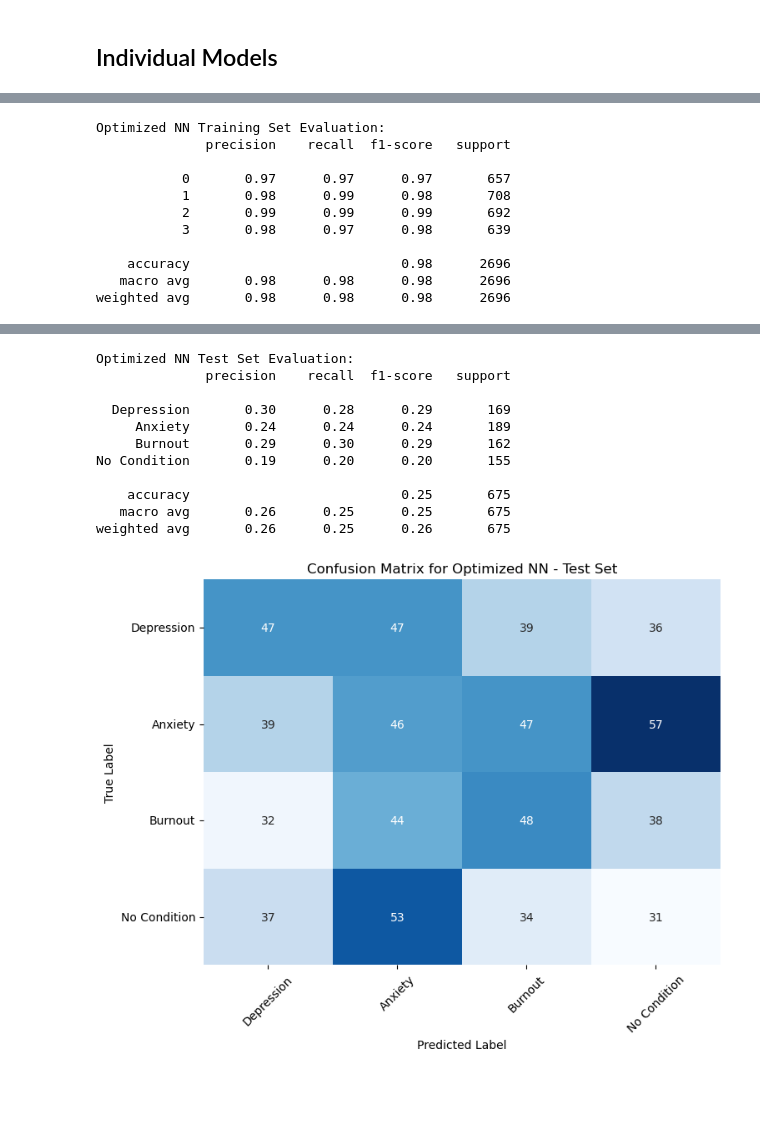
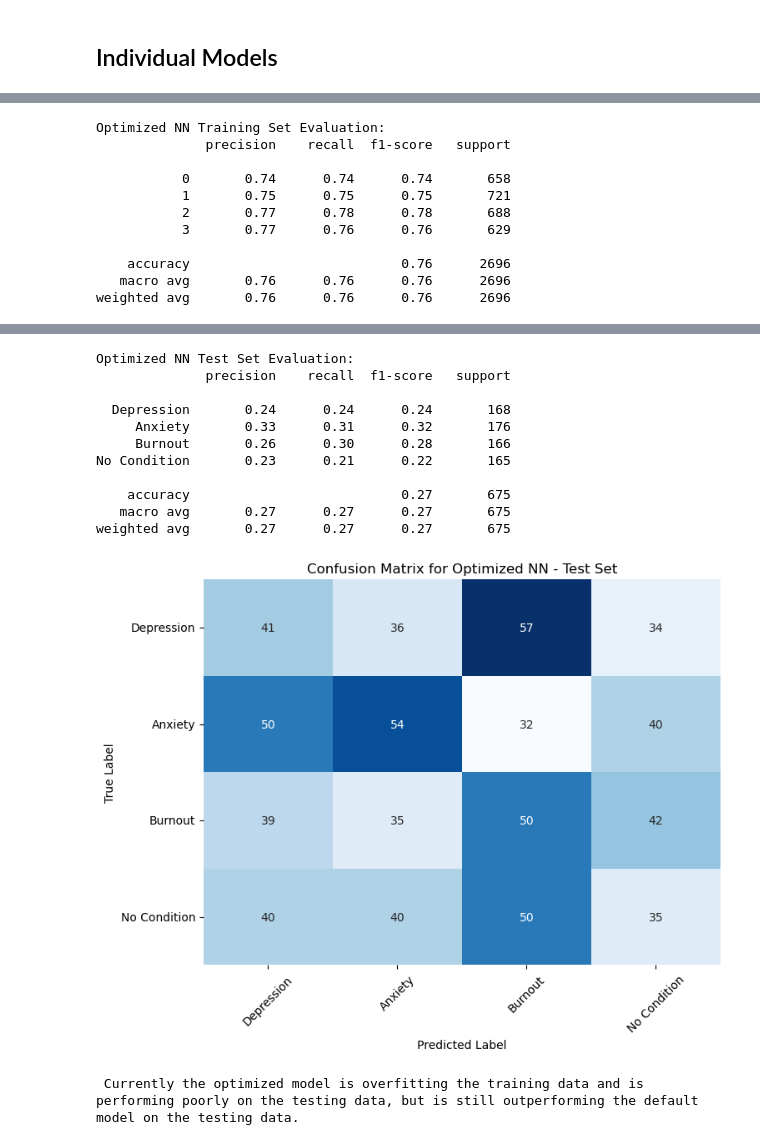
Before and after one commit to johnnyhuyhuynh/MindSpace, a Jupyter notebook: MindSpace-test.ipynb, the cells around one changed output, grey strips where cells are left out. Saved outputs shown, nothing was run; the diff lists cells and outputs as text; code cells hidden in the pictures; blank space fills up the shorter version.

Commit message:
NN, currently overfitting

```diff
--- a/MindSpace-test.ipynb
+++ b/MindSpace-test.ipynb
@@ -882,7 +882,9 @@ param_grid = {
 # does poorly on both training and testing
 
 # Model using best parameters found from the gridsearch above.
-best_NN = MLPClassifier(activation='tanh', alpha=0.001, hidden_layer_sizes=(50, 50), learning_rate='constant', solver='adam', max_iter=500)
+#best_NN = MLPClassifier(activation='tanh', alpha=0.001, hidden_layer_sizes=(50, 50), learning_rate='constant', solver='adam', max_iter=500) .98 trainng, .26 testing
+best_NN = MLPClassifier(activation='tanh', alpha=0.1, hidden_layer_sizes=(30, 30), learning_rate='constant', solver='adam', max_iter=1000)
+
 best_NN.fit(X_trainNN, y_trainNN)
 
 #Evaluate the optimized model on the training set
@@ -903,11 +905,11 @@ print('\n Currently the optimized model is overfitting the training data and is
 Optimized NN Training Set Evaluation:
               precision    recall  f1-score   support
 
-           0       0.97      0.97      0.97       657
-           1       0.98      0.99      0.98       708
-           2       0.99      0.99      0.99       692
-           3       0.98      0.97      0.98       639
+           0       0.74      0.74      0.74       658
+           1       0.75      0.75      0.75       721
+           2       0.77      0.78      0.78       688
+           3       0.77      0.76      0.76       629
 
-    accuracy                           0.98      2696
-   macro avg       0.98      0.98      0.98      2696
-weighted avg       0.98      0.98      0.98      2696
+    accuracy                           0.76      2696
+   macro avg       0.76      0.76      0.76      2696
+weighted avg       0.76      0.76      0.76      2696
@@ -915,12 +917,13 @@ weighted avg       0.98      0.98      0.98      2696
 Optimized NN Test Set Evaluation:
               precision    recall  f1-score   support
 
-  Depression       0.30      0.28      0.29       169
-     Anxiety       0.24      0.24      0.24       189
-     Burnout       0.29      0.30      0.29       162
-No Condition       0.19      0.20      0.20       155
+  Depression       0.24      0.24      0.24       168
+     Anxiety       0.33      0.31      0.32       176
+     Burnout       0.26      0.30      0.28       166
+No Condition       0.23      0.21      0.22       165
 
-    accuracy                           0.25       675
-   macro avg       0.26      0.25      0.25       675
-weighted avg       0.26      0.25      0.26       675
+    accuracy                           0.27       675
+   macro avg       0.27      0.27      0.27       675
+weighted avg       0.27      0.27      0.27       675
-[figure, old version]
+[figure, new version]
+ Currently the optimized model is overfitting the training data and is performing poorly on the testing data, but is still outperforming the default model on the testing data.
```
Also changed, not shown: parts of 2 cells of this notebook.
